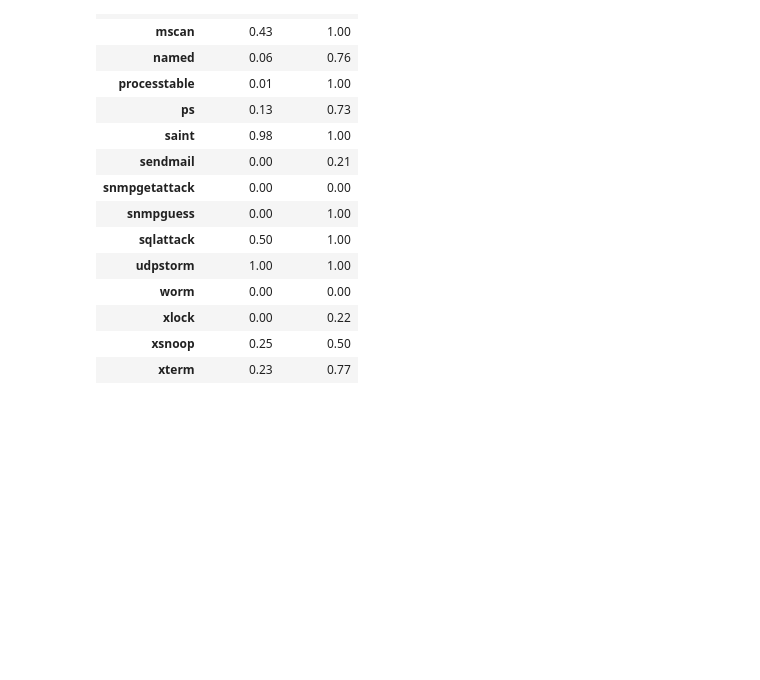
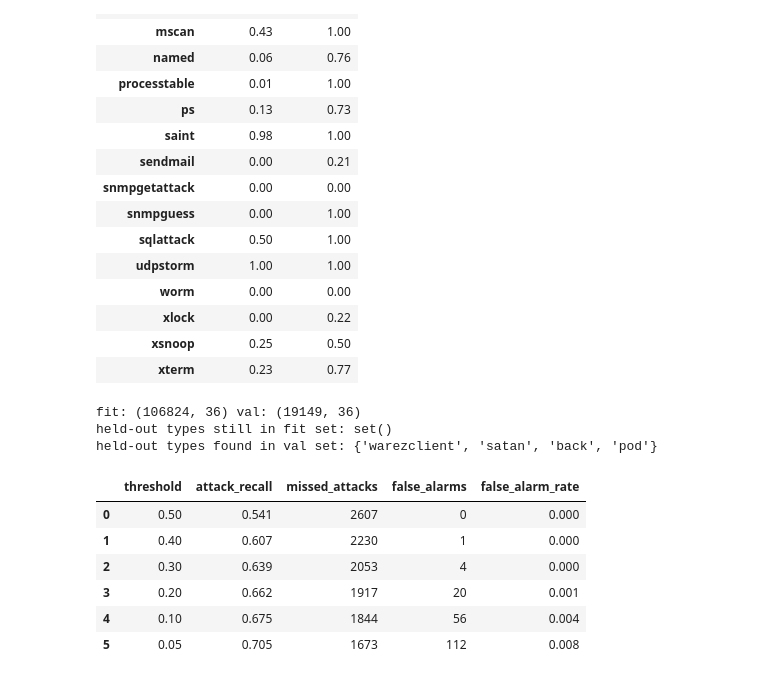
Before and after one commit to shlok3664/spiral, a Jupyter notebook: notebooks/01_baseline.ipynb, the cells around one changed output. Drawn from its saved outputs; the diff is of its cells as text; code cells hidden in the pictures; blank space fills up the shorter version.

Commit message:
duplicates, per-type unseen recall, weighted seeds

```diff
--- a/notebooks/01_baseline.ipynb
+++ b/notebooks/01_baseline.ipynb
@@ -561,3 +561,48 @@ tp.groupby("cls")[["caught_0.5", "caught_0.1"]].agg({"mean"}).round(2)
 | xlock | 0.00 | 0.22 |
 | xsnoop | 0.25 | 0.50 |
 | xterm | 0.23 | 0.77 |
+# %%
+cls = train["class"].astype(str)
+hold_types = ["satan", "back", "warezclient", "pod"]
+
+normal_ids = cls[cls == "normal"].index
+_, val_normal_ids = train_test_split(normal_ids, test_size=0.2, random_state=42)
+val_ids = pd.Index(val_normal_ids).union(cls[cls.isin(hold_types)].index)
+fit_ids = train.index.difference(val_ids)
+
+X_fit, y_fit = X_train.loc[fit_ids], y_train.loc[fit_ids]
+X_val, y_val = X_train.loc[val_ids], y_train.loc[val_ids]
+
+print("fit:", X_fit.shape, "val:", X_val.shape)
+print("held-out types still in fit set:", set(cls.loc[fit_ids]) & set(hold_types))
+print("held-out types found in val set:", set(cls.loc[val_ids]) & set(hold_types))
+# %% [output]
+fit: (106824, 36) val: (19149, 36)
+held-out types still in fit set: set()
+held-out types found in val set: {'warezclient', 'satan', 'back', 'pod'}
+# %%
+val_pipe = Pipeline([
+    ("prep", clone(preprocessor)),
+    ("clf", RandomForestClassifier(n_estimators=100, random_state=42, n_jobs=-1)),
+])
+val_pipe.fit(X_fit, y_fit)
+pv = val_pipe.predict_proba(X_val)[:, 1]
+
+n_norm_val = (y_val == 0).sum()
+rows = []
+for t in [0.5, 0.4, 0.3, 0.2, 0.1, 0.05]:
+    r = score(f"val @ {t}", y_val, (pv >=t).astype(int))
+    r["threshold"] = t
+    r["false_alarm_rate"] = round(r["false_alarms"] / n_norm_val, 3)
+    rows.append(r)
+
+val_table = pd.DataFrame(rows)
+val_table[["threshold", "attack_recall", "missed_attacks", "false_alarms", "false_alarm_rate"]]
+# %% [output]
+|  | threshold | attack_recall | missed_attacks | false_alarms | false_alarm_rate |
+| 0 | 0.50 | 0.541 | 2607 | 0 | 0.000 |
+| 1 | 0.40 | 0.607 | 2230 | 1 | 0.000 |
+| 2 | 0.30 | 0.639 | 2053 | 4 | 0.000 |
+| 3 | 0.20 | 0.662 | 1917 | 20 | 0.001 |
+| 4 | 0.10 | 0.675 | 1844 | 56 | 0.004 |
+| 5 | 0.05 | 0.705 | 1673 | 112 | 0.008 |
```
Also changed, not shown: parts of 13 cells of this notebook.
